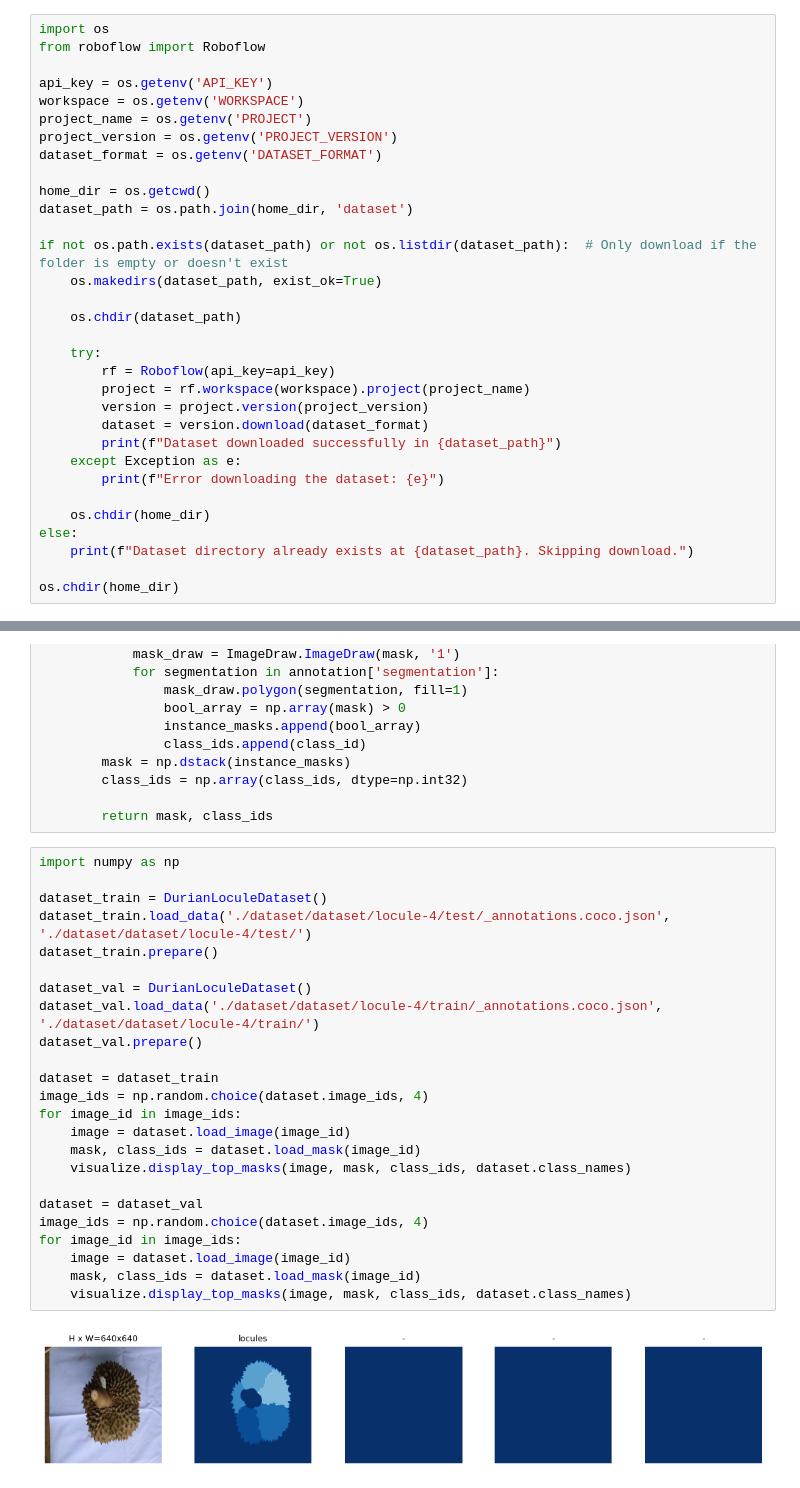
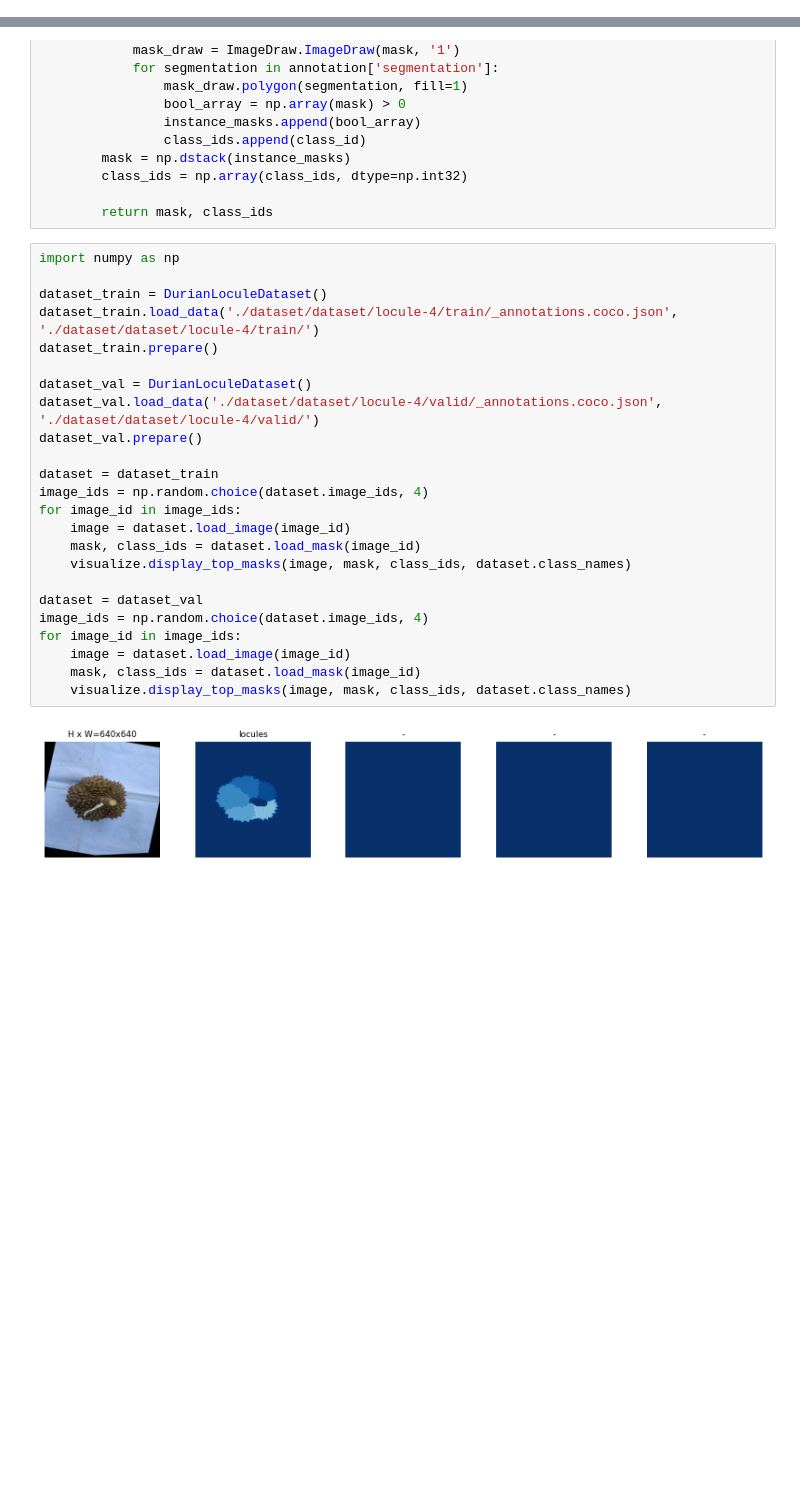
Before and after one commit to ASPactores/aidurian-locule-count, a Jupyter notebook: mask_rcnn/train.ipynb, the cells around one changed output, grey strips where cells are left out. Saved outputs shown, nothing was run; the diff lists cells and outputs as text; blank space fills up the shorter version.

```diff
--- a/mask_rcnn/train.ipynb
+++ b/mask_rcnn/train.ipynb
@@ -1,35 +1,3 @@
-# %%
-import os
-from roboflow import Roboflow
-
-api_key = os.getenv('API_KEY')
-workspace = os.getenv('WORKSPACE')
-project_name = os.getenv('PROJECT')
-project_version = os.getenv('PROJECT_VERSION')
-dataset_format = os.getenv('DATASET_FORMAT')
-
-home_dir = os.getcwd()
-dataset_path = os.path.join(home_dir, 'dataset')
-
-if not os.path.exists(dataset_path) or not os.listdir(dataset_path):  # Only download if the folder is empty or doesn't exist
-    os.makedirs(dataset_path, exist_ok=True)
-
-    os.chdir(dataset_path)
-
-    try:
-        rf = Roboflow(api_key=api_key)
-        project = rf.workspace(workspace).project(project_name)
-        version = project.version(project_version)
-        dataset = version.download(dataset_format)
-        print(f"Dataset downloaded successfully in {dataset_path}")
-    except Exception as e:
-        print(f"Error downloading the dataset: {e}")
-
-    os.chdir(home_dir)
-else:
-    print(f"Dataset directory already exists at {dataset_path}. Skipping download.")
-
-os.chdir(home_dir)
 # %%
 from mrcnn.config import Config
 from mrcnn import utils
@@ -172,26 +141,26 @@ class DurianLoculeDataset(utils.Dataset):
 # %%
 import numpy as np
 
 dataset_train = DurianLoculeDataset()
-dataset_train.load_data('./dataset/dataset/locule-4/test/_annotations.coco.json', './dataset/dataset/locule-4/test/')
+dataset_train.load_data('./dataset/dataset/locule-4/train/_annotations.coco.json', './dataset/dataset/locule-4/train/')
 dataset_train.prepare()
 
 dataset_val = DurianLoculeDataset()
-dataset_val.load_data('./dataset/dataset/locule-4/train/_annotations.coco.json', './dataset/dataset/locule-4/train/')
+dataset_val.load_data('./dataset/dataset/locule-4/valid/_annotations.coco.json', './dataset/dataset/locule-4/valid/')
 dataset_val.prepare()
 
 dataset = dataset_train
 image_ids = np.random.choice(dataset.image_ids, 4)
 for image_id in image_ids:
     image = dataset.load_image(image_id)
     mask, class_ids = dataset.load_mask(image_id)
     visualize.display_top_masks(image, mask, class_ids, dataset.class_names)
 
 dataset = dataset_val
 image_ids = np.random.choice(dataset.image_ids, 4)
 for image_id in image_ids:
     image = dataset.load_image(image_id)
     mask, class_ids = dataset.load_mask(image_id)
     visualize.display_top_masks(image, mask, class_ids, dataset.class_names)
 # %% [output]
-[figure, old version]
+[figure, new version]
```
Also changed, not shown: parts of 12 cells of this notebook, 15 other files.
